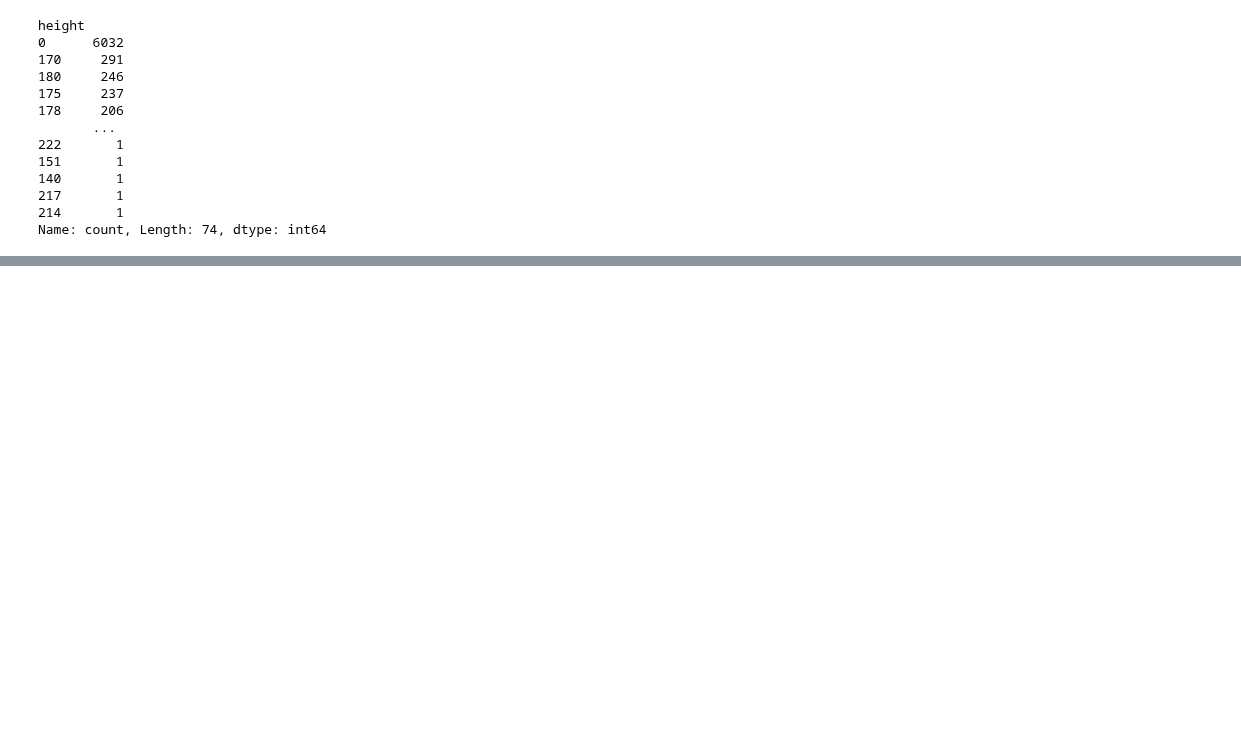
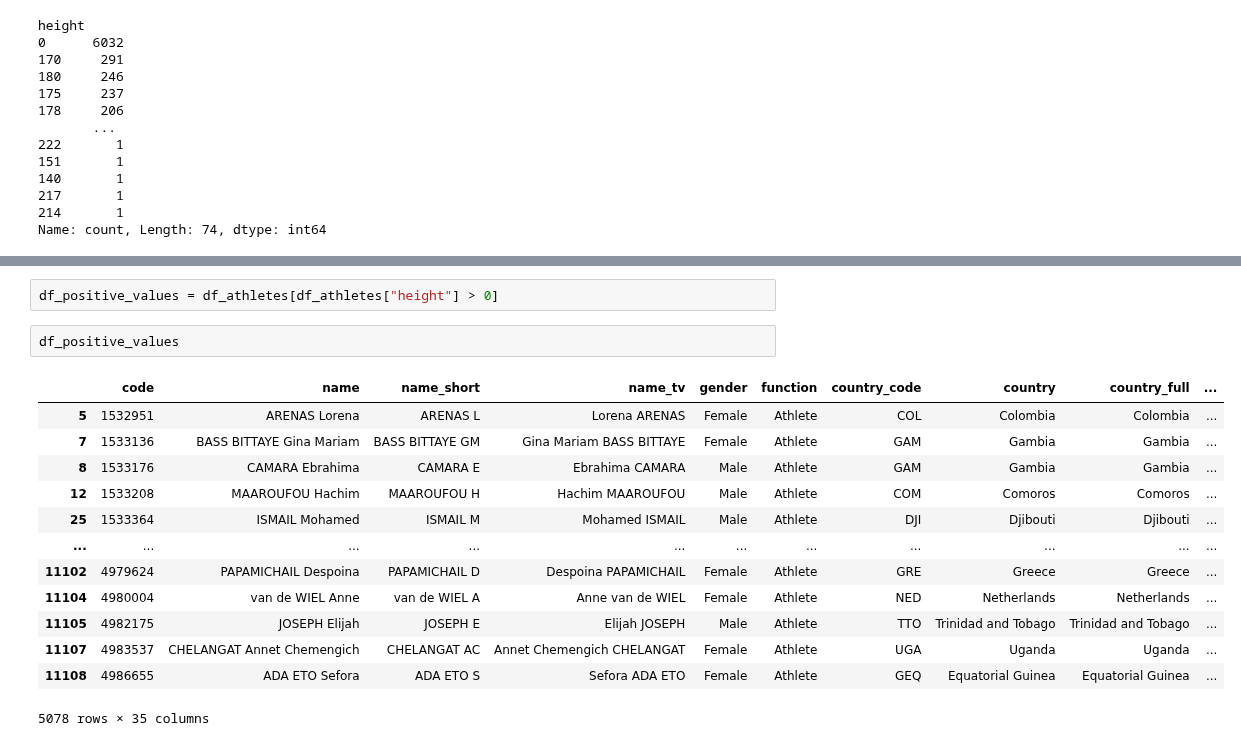
Before and after one commit to Laurentius96/DNC-DataScience, a Jupyter notebook: Materia_8-DataCleaning_Wrangling/Aula/DNC_DSM8_DataCleaning_LendoDadosEmExcel.ipynb, the cells around one changed output, grey strips where cells are left out. Saved outputs shown, nothing was run; the diff lists cells and outputs as text; blank space fills up the shorter version.

```diff
--- a/Materia_8-DataCleaning_Wrangling/Aula/DNC_DSM8_DataCleaning_LendoDadosEmExcel.ipynb
+++ b/Materia_8-DataCleaning_Wrangling/Aula/DNC_DSM8_DataCleaning_LendoDadosEmExcel.ipynb
@@ -443,0 +462,18 @@ Name: count, Length: 74, dtype: int64
+# %%
+df_positive_values = df_athletes[df_athletes["height"] > 0]
+# %%
+df_positive_values
+# %% [output]
+|  | code | name | name_short | name_tv | gender | function | country_code | country | country_full | ... |
+| 5 | 1532951 | ARENAS Lorena | ARENAS L | Lorena ARENAS | Female | Athlete | COL | Colombia | Colombia | ... |
+| 7 | 1533136 | BASS BITTAYE Gina Mariam | BASS BITTAYE GM | Gina Mariam BASS BITTAYE | Female | Athlete | GAM | Gambia | Gambia | ... |
+| 8 | 1533176 | CAMARA Ebrahima | CAMARA E | Ebrahima CAMARA | Male | Athlete | GAM | Gambia | Gambia | ... |
+| 12 | 1533208 | MAAROUFOU Hachim | MAAROUFOU H | Hachim MAAROUFOU | Male | Athlete | COM | Comoros | Comoros | ... |
+| 25 | 1533364 | ISMAIL Mohamed | ISMAIL M | Mohamed ISMAIL | Male | Athlete | DJI | Djibouti | Djibouti | ... |
+| ... | ... | ... | ... | ... | ... | ... | ... | ... | ... | ... |
+| 11102 | 4979624 | PAPAMICHAIL Despoina | PAPAMICHAIL D | Despoina PAPAMICHAIL | Female | Athlete | GRE | Greece | Greece | ... |
+| 11104 | 4980004 | van de WIEL Anne | van de WIEL A | Anne van de WIEL | Female | Athlete | NED | Netherlands | Netherlands | ... |
+| 11105 | 4982175 | JOSEPH Elijah | JOSEPH E | Elijah JOSEPH | Male | Athlete | TTO | Trinidad and Tobago | Trinidad and Tobago | ... |
+| 11107 | 4983537 | CHELANGAT Annet Chemengich | CHELANGAT AC | Annet Chemengich CHELANGAT | Female | Athlete | UGA | Uganda | Uganda | ... |
+| 11108 | 4986655 | ADA ETO Sefora | ADA ETO S | Sefora ADA ETO | Female | Athlete | GEQ | Equatorial Guinea | Equatorial Guinea | ... |
+5078 rows × 35 columns
```
Also changed, not shown: parts of 19 cells of this notebook.
